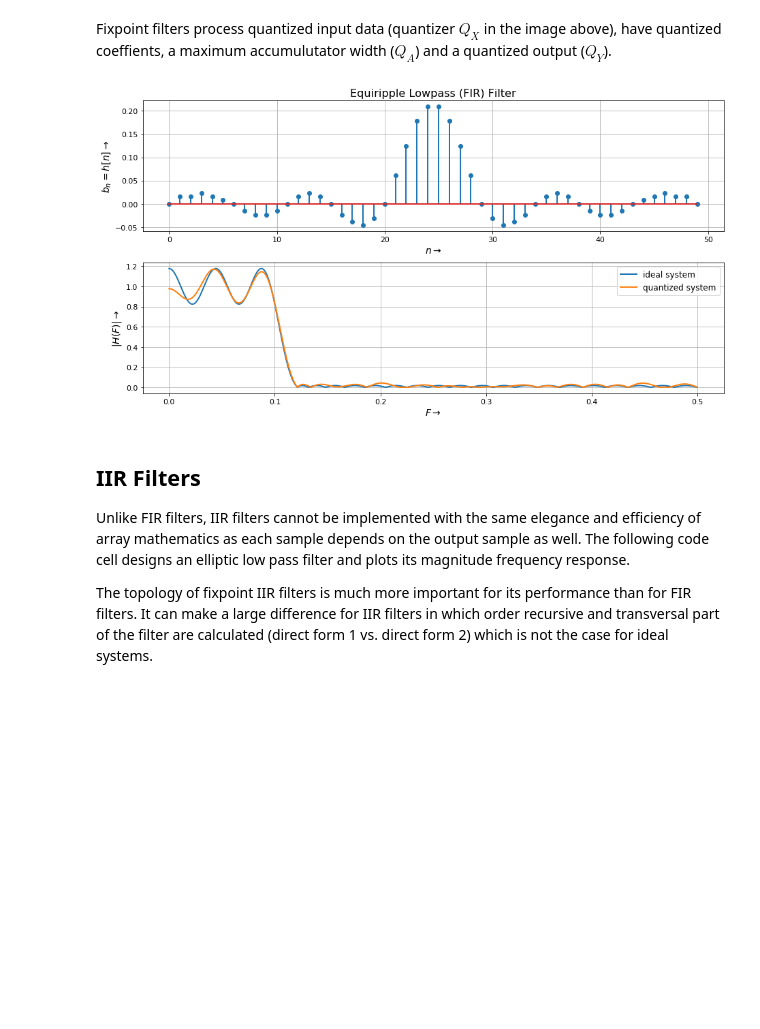
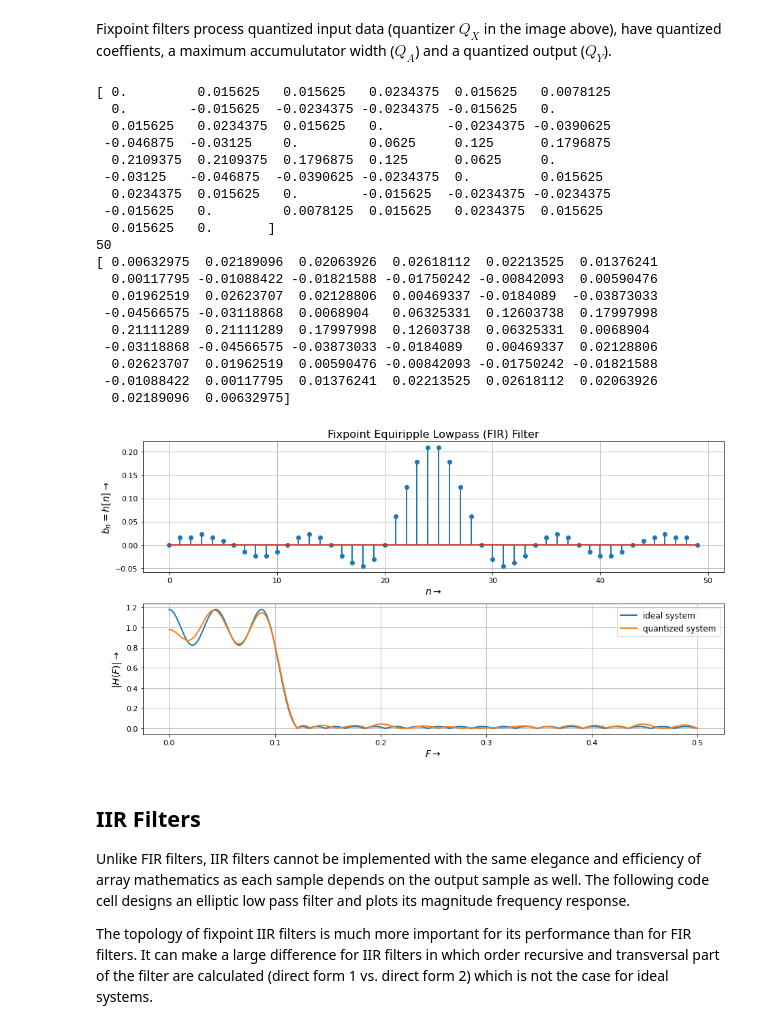
Before and after one commit to chipmuenk/pyfixp, a Jupyter notebook: doc/intro_pyfixp.ipynb, the cells around one changed output. Cells and saved outputs as stored; diff of their text form; code cells hidden in the pictures; blank space fills up the shorter version.

Commit message:
Adapte notebook to new file structure and filter API Signed-off-by: Christian Münker <mail@chipmuenk.de>

```diff
--- a/doc/intro_pyfixp.ipynb
+++ b/doc/intro_pyfixp.ipynb
@@ -231,27 +231,52 @@ Due to the non-linear effects of quantization, fixpoint filters can only be simu
 # %% [markdown]
 Fixpoint filters process quantized input data (quantizer $Q_X$ in the image above), have quantized coeffients, a maximum accumulutator width ($Q_A$) and a quantized output ($Q_Y$).
 # %%
-from pyfixp.fixp_filters import Fix_FIR_DF
+from pyfixp.filters.fir_df import FIR_DF
 
 q_bxy = {'WI':0, 'WF': 7, 'quant':'floor', 'ovfl': 'sat'} # quantization dict for x, q and coefficients
 q_accu = {'WI':0, 'WF': 15, 'quant':'floor', 'ovfl': 'wrap'} # ... for accumulator
-Q_X = fx.Fixed(q_bxy); Q_Y = fx.Fixed(q_bxy); Q_b = fx.Fixed(q_bxy); Q_accu = fx.Fixed(q_accu)
-fil_q = Fix_FIR_DF(q_accu) # optional: Fix_FIR_DF(q_accu, q_mul) with requantization after each multiplier
+Q_X = fx.Fixed(q_bxy); Q_Y = fx.Fixed(q_bxy)
+Q_b = fx.Fixed(q_bxy); Q_accu = fx.Fixed(q_accu)
+bq = Q_b.fixp(b) # quantized coefficients
+print(bq)
+print(len(bq))
+print(b)
+
+fil_q = FIR_DF(bq, q_accu) # optional: Fix_FIR_DF(q_accu, q_mul) with requantization after each multiplier
 x = np.zeros(120); x[0] = 1
-xq = Q_X.fixp(x); bq = Q_b.fixp(b)
-yq = fil_q.filt(xq,bq)
+xq = Q_X.fixp(x);
+yq = fil_q.fxfilter(None, xq)
 #yq = Q_Y.fixp(fil_q.filt(xq,bq)) # this modifies bq?!
 fig, (ax1, ax2) = plt.subplots(2, **figsize); ax1.grid(True); ax2.grid(True)
 ax1.set_title('Fixpoint Equiripple Lowpass (FIR) Filter')
 ax1.stem(np.arange(numtaps), yq[:numtaps], use_line_collection=True)
 ax1.set_xlabel(r'$n \rightarrow$'); ax1.set_ylabel(r'$b_n = h[n] \rightarrow$')
 ax2.plot(f,np.abs(h), label="ideal system")
 ax2.plot(f, np.abs(np.fft.rfft(yq, 2*N_FFT)[:-1]), label = "quantized system")
 ax2.set_xlabel(r'$F \rightarrow$'); ax2.set_ylabel(r'$|H(F)| \rightarrow$')
 ax2.legend()
 fig.set_tight_layout(True)
 # %% [output]
+[ 0.         0.015625   0.015625   0.0234375  0.015625   0.0078125
+  0.        -0.015625  -0.0234375 -0.0234375 -0.015625   0.
+  0.015625   0.0234375  0.015625   0.        -0.0234375 -0.0390625
+ -0.046875  -0.03125    0.         0.0625     0.125      0.1796875
+  0.2109375  0.2109375  0.1796875  0.125      0.0625     0.
+ -0.03125   -0.046875  -0.0390625 -0.0234375  0.         0.015625
+  0.0234375  0.015625   0.        -0.015625  -0.0234375 -0.0234375
+ -0.015625   0.         0.0078125  0.015625   0.0234375  0.015625
+  0.015625   0.       ]
+50
+[ 0.00632975  0.02189096  0.02063926  0.02618112  0.02213525  0.01376241
+  0.00117795 -0.01088422 -0.01821588 -0.01750242 -0.00842093  0.00590476
+  0.01962519  0.02623707  0.02128806  0.00469337 -0.0184089  -0.03873033
+ -0.04566575 -0.03118868  0.0068904   0.06325331  0.12603738  0.17997998
+  0.21111289  0.21111289  0.17997998  0.12603738  0.06325331  0.0068904
+ -0.03118868 -0.04566575 -0.03873033 -0.0184089   0.00469337  0.02128806
+  0.02623707  0.01962519  0.00590476 -0.00842093 -0.01750242 -0.01821588
+ -0.01088422  0.00117795  0.01376241  0.02213525  0.02618112  0.02063926
+  0.02189096  0.00632975]
-[figure, old version]
+[figure, new version]
 # %% [markdown]
 ## IIR Filters
 Unlike FIR filters, IIR filters cannot be implemented with the same elegance and efficiency of array mathematics as each sample depends on the output sample as well. The following code cell designs an elliptic low pass filter and plots its magnitude frequency response.
```
Also changed, not shown: parts of 2 cells of this notebook.
